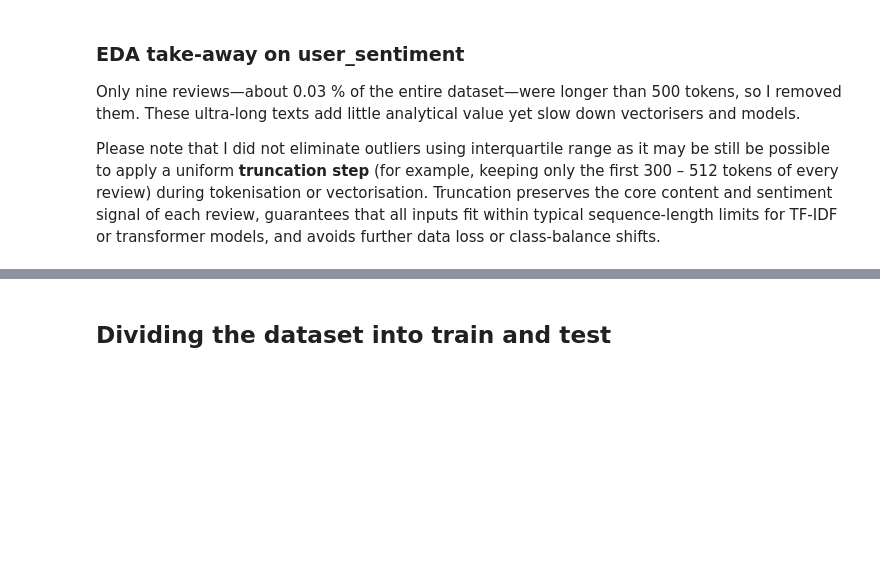
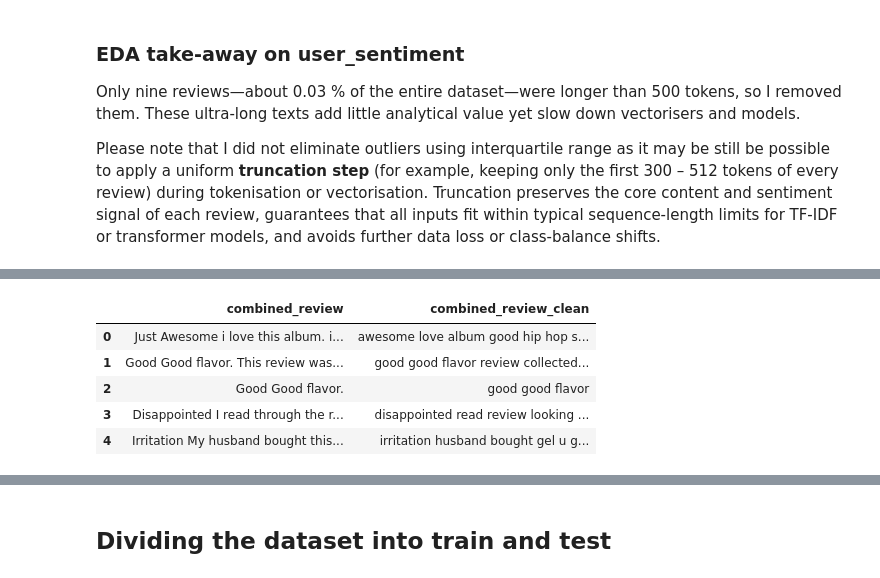
Before and after one commit to thomami244/Capstone_Project_Sentiment_Analysis, a Jupyter notebook: Recommendation+System+Notebook.ipynb, the cells around one changed output, grey strips where cells are left out. Cells and saved outputs as stored; diff of their text form; code cells hidden in the pictures; blank space fills up the shorter version.

```diff
--- a/Recommendation+System+Notebook.ipynb
+++ b/Recommendation+System+Notebook.ipynb
@@ -473,0 +509,34 @@ Please note that I did not eliminate outliers using interquartile range as it ma
+# %%
+import re, string, nltk
+from nltk.corpus import stopwords
+from nltk.stem   import WordNetLemmatizer
+
+# ── 1. one‑time downloads (quiet=True keeps output clean) ────────────
+for pkg in ("stopwords", "wordnet", "omw-1.4"):
+    nltk.download(pkg, quiet=True)
+
+# ── 2. helpers ───────────────────────────────────────────────────────
+stop_words  = set(stopwords.words("english"))
+lemmatizer  = WordNetLemmatizer()
+punct_table = str.maketrans("", "", string.punctuation)
+token_re    = re.compile(r"\b[a-z]+\b")     # alphabetic tokens only
+
+def clean_review(text: str) -> str:
+    """Lower‑cases, strips punctuation/stop‑words, lemmatises."""
+    text   = text.lower().translate(punct_table)
+    tokens = [t for t in token_re.findall(text) if t not in stop_words]
+    lemmas = [lemmatizer.lemmatize(t) for t in tokens]
+    return " ".join(lemmas)
+
+# ── 3. apply to DataFrame ────────────────────────────────────────────
+df_data_clean["combined_review_clean"] = df_data_clean["combined_review"].apply(clean_review)
+
+# ── 4. quick peek ────────────────────────────────────────────────────
+df_data_clean[["combined_review", "combined_review_clean"]].head()
+# %% [output]
+|  | combined_review | combined_review_clean |
+| 0 | Just Awesome i love this album. i... | awesome love album good hip hop s... |
+| 1 | Good Good flavor. This review was... | good good flavor review collected... |
+| 2 | Good Good flavor. | good good flavor |
+| 3 | Disappointed I read through the r... | disappointed read review looking ... |
+| 4 | Irritation My husband bought this... | irritation husband bought gel u g... |
```
Also changed, not shown: parts of 7 cells of this notebook.
